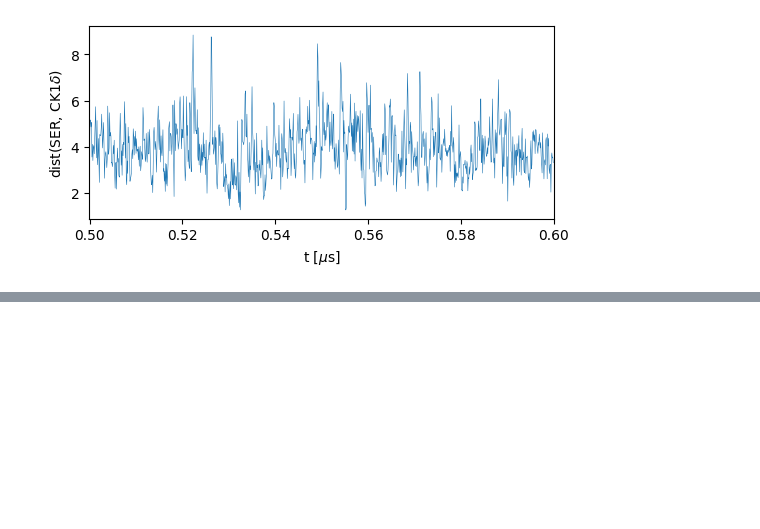
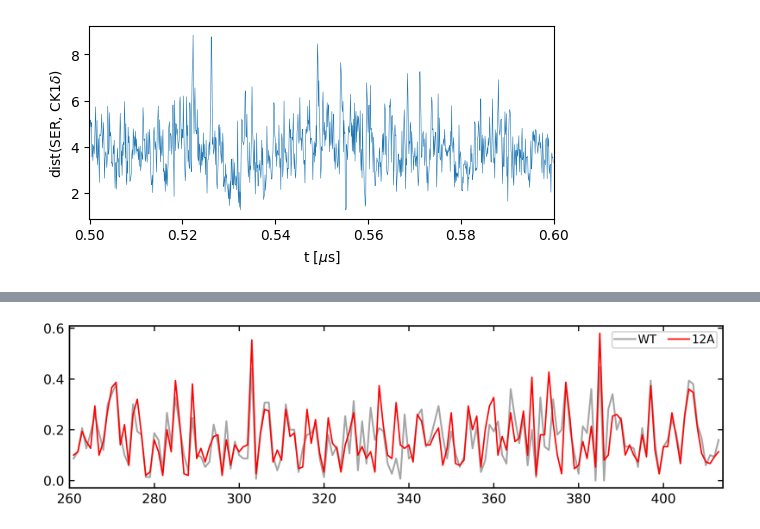
Before and after one commit to ezippo/HPA, a Jupyter notebook: process_traj.ipynb, the cells around one changed output, grey strips where cells are left out. Cells and saved outputs as stored; diff of their text form; code cells hidden in the pictures; blank space fills up the shorter version.

```diff
--- a/process_traj.ipynb
+++ b/process_traj.ipynb
@@ -255,0 +374,15 @@ hpapl.plot_dist(d,part_id=5,start=5000,end=6000)
+# %%
+x = np.arange(1, 154)+260
+y_12A, dy_12A = np.loadtxt('/localscratch/zippoema/project_Federico_Liza/helicity_12A/helicity_m70_m10.txt')
+y_WT, dy_WT = np.loadtxt('/localscratch/zippoema/project_Federico_Liza/helicity_WT/helicity_m70_m10.txt')
+
+plt.figure(figsize=(8,2))
+plt.plot(x, y_WT, lw=1.2, c='grey', alpha=0.7, label='WT')
+plt.plot(x, y_12A, c='r', label='12A')
+plt.legend(ncols=2)
+plt.xlim(260,414)
+
+plt.savefig('/localscratch/zippoema/aaa/helicity_m70_m10_compareWT.png', dpi=600)
+plt.savefig('/localscratch/zippoema/aaa/helicity_m70_m10_compareWT.pdf', dpi=600)
+# %% [output]
+[figure, added]
```
Also changed, not shown: parts of 12 cells of this notebook, 2 other files.
